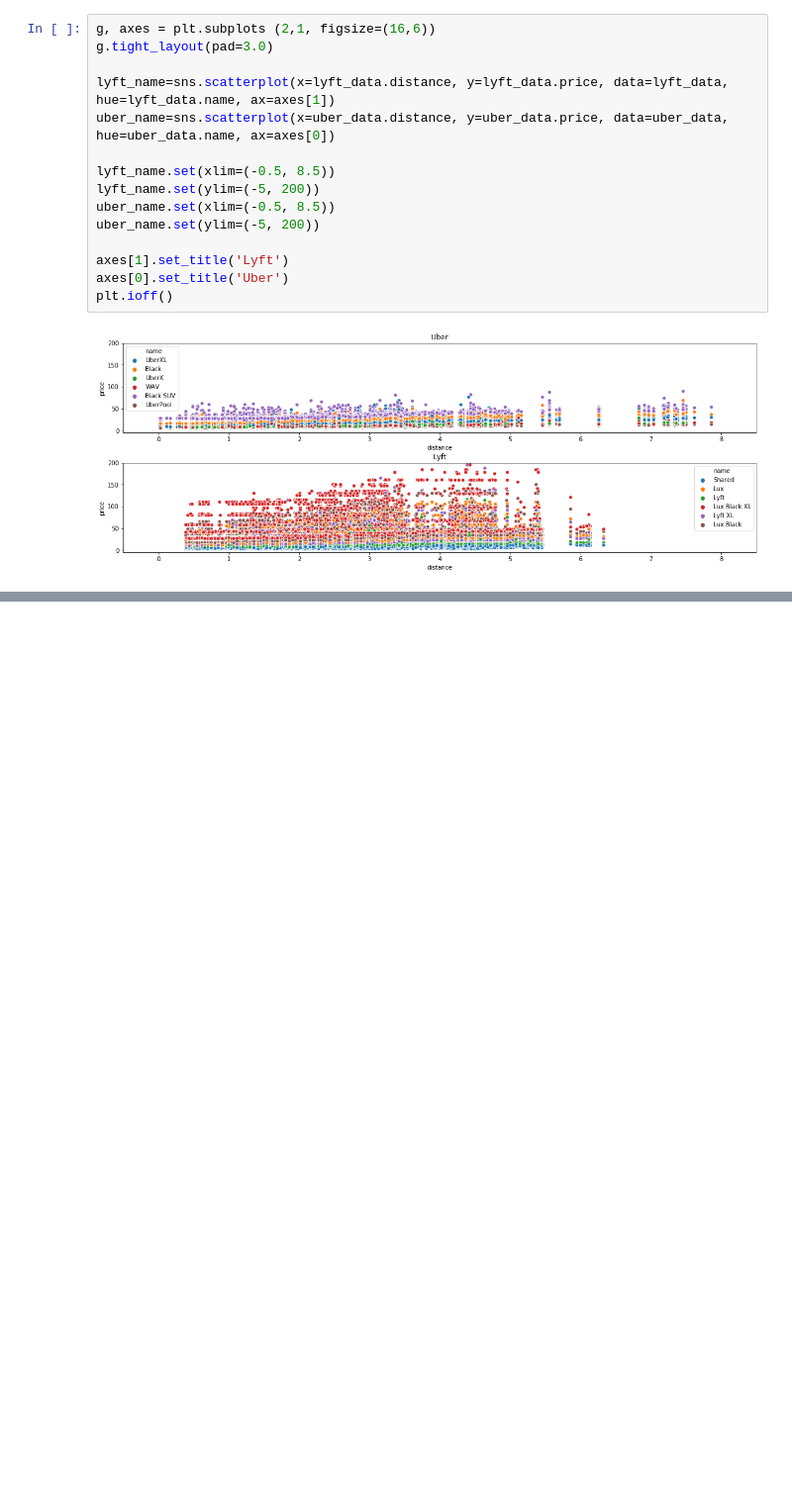
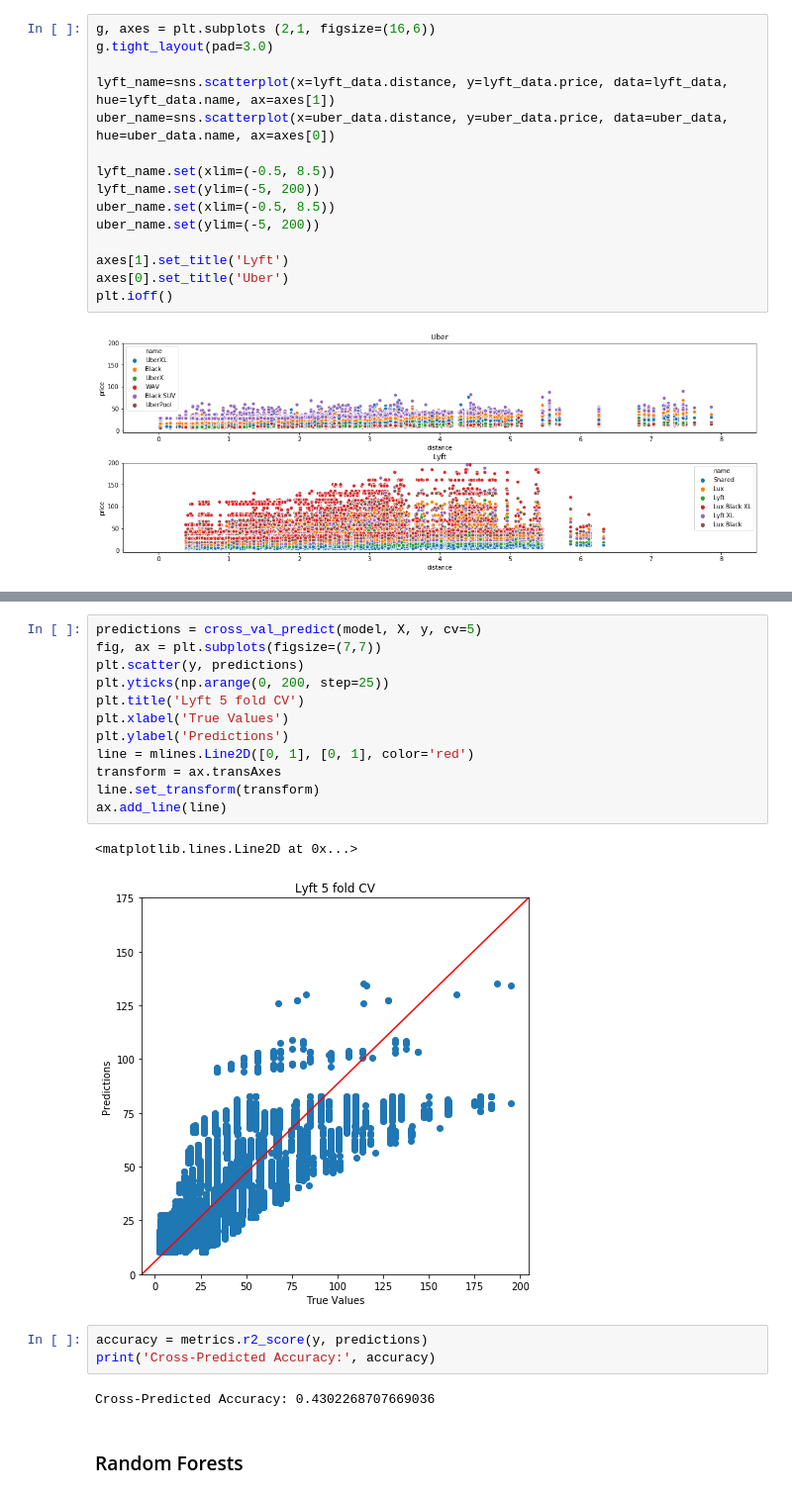
Before and after one commit to samwrite/Springboard, a Jupyter notebook: Capstone 1/Capstone Project 1 Final.ipynb, the cells around one changed output, grey strips where cells are left out. Shown at 99% size. Drawn from its saved outputs; the diff is of its cells as text; blank space fills up the shorter version.

```diff
--- a/Capstone 1/Capstone Project 1 Final.ipynb
+++ b/Capstone 1/Capstone Project 1 Final.ipynb
@@ -304,0 +355,22 @@ plt.ioff()
+# %%
+predictions = cross_val_predict(model, X, y, cv=5)
+fig, ax = plt.subplots(figsize=(7,7))
+plt.scatter(y, predictions)
+plt.yticks(np.arange(0, 200, step=25))
+plt.title('Lyft 5 fold CV')
+plt.xlabel('True Values')
+plt.ylabel('Predictions')
+line = mlines.Line2D([0, 1], [0, 1], color='red')
+transform = ax.transAxes
+line.set_transform(transform)
+ax.add_line(line)
+# %% [output]
+<matplotlib.lines.Line2D at 0x...>
+[figure, added]
+# %%
+accuracy = metrics.r2_score(y, predictions)
+print('Cross-Predicted Accuracy:', accuracy)
+# %% [output]
+Cross-Predicted Accuracy: 0.4302268707669036
+# %% [markdown]
+### Random Forests
```
Also changed, not shown: parts of 41 cells of this notebook.
